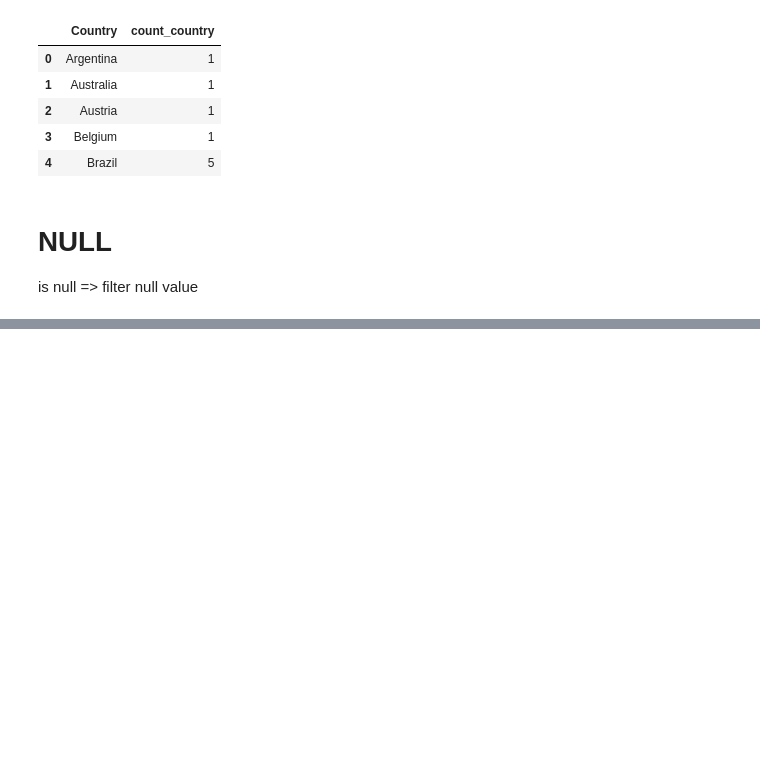
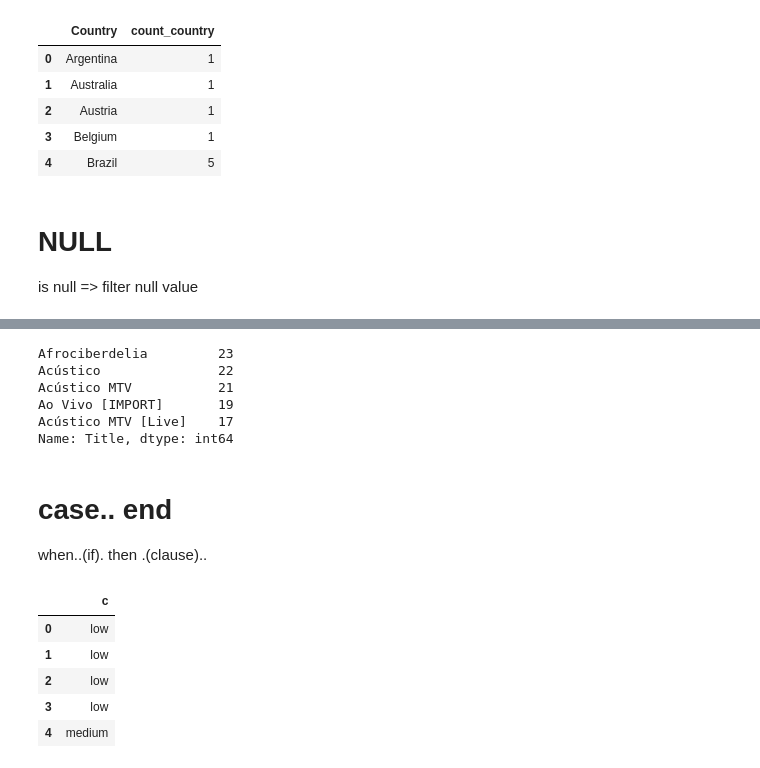
Before and after one commit to Vipoptae/SQL-for-data-analysis, a Jupyter notebook: SQL for data analysis.ipynb, the cells around one changed output, grey strips where cells are left out. Saved outputs shown, nothing was run; the diff lists cells and outputs as text; code cells hidden in the pictures; blank space fills up the shorter version.

```diff
--- a/SQL for data analysis.ipynb
+++ b/SQL for data analysis.ipynb
@@ -358,0 +396,30 @@ data.head()
+# %%
+data['Title'].value_counts().head()
+# %% [output]
+Afrociberdelia         23
+Acústico               22
+Acústico MTV           21
+Ao Vivo [IMPORT]       19
+Acústico MTV [Live]    17
+Name: Title, dtype: int64
+# %% [markdown]
+# case.. end
+when..(if). then .(clause)..
+# %%
+sql='''
+select
+case
+when total>=20 then 'high'
+when total>=10 then 'medium'
+else 'low'
+end as 'c'
+from invoices '''
+data=pd.read_sql(sql,con)
+data.head()
+# %% [output]
+|  | c |
+| 0 | low |
+| 1 | low |
+| 2 | low |
+| 3 | low |
+| 4 | medium |
```
Also changed, not shown: parts of 16 cells of this notebook.
